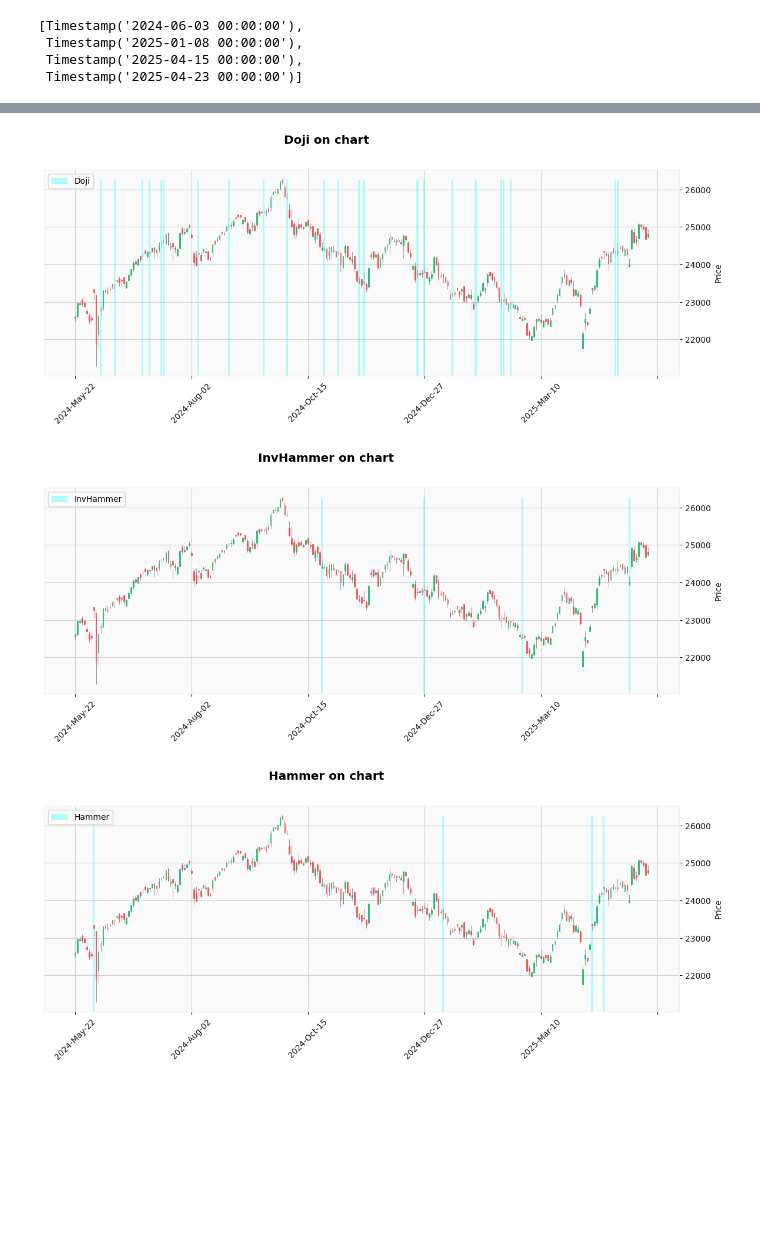
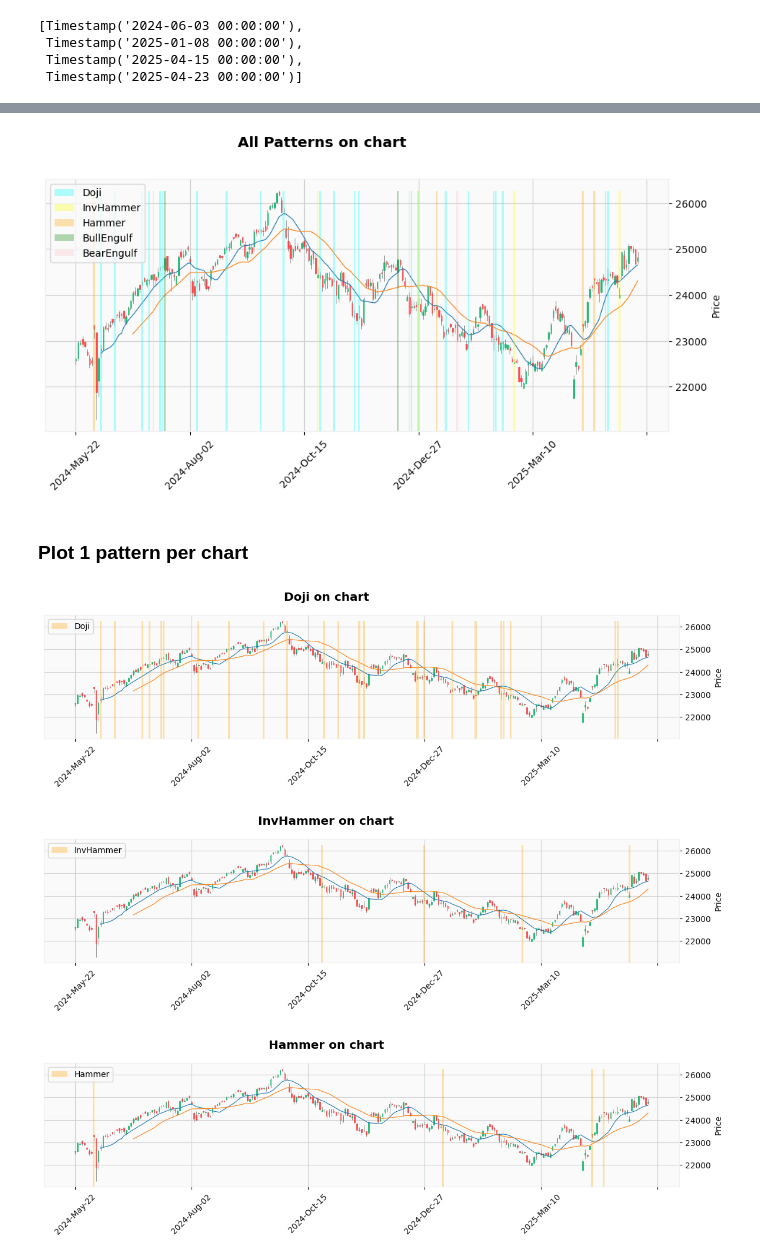
Before and after one commit to JeanRosselVallee/quant, a Jupyter notebook: Algorithmic_Trading.ipynb, the cells around one changed output, grey strips where cells are left out. Drawn from its saved outputs; the diff is of its cells as text; code cells hidden in the pictures; blank space fills up the shorter version.

```diff
--- a/Algorithmic_Trading.ipynb
+++ b/Algorithmic_Trading.ipynb
@@ -195,11 +284,4 @@ add_plot_to_chart(df_simpler, s_title)
 # %%
-def is_doji(trade) : # A Doji's body is much smaller than its range
-    #open_, close, high, low = trade['Open'], trade['Close'], trade['High'], trade['Low']
-    open_, close, high, low = trade[['Open', 'Close', 'High', 'Low']]
-    body   = abs(open_ - close)
-    range_ = high - low
-    ratio_body_range = 0.1
-    bo_is_doji = ( body <= ratio_body_range * range_ )
-    return bo_is_doji
-# Append column Doji
-df_simpler['Doji'] = df_simpler.apply(is_doji, axis=1) # 1: applies to rows
+df_simpler['Doji']      = df_simpler.apply(is_doji,       axis=1) # 1: applies to rows
+df_simpler['InvHammer'] = df_simpler.apply(is_inv_hammer, axis=1)
+df_simpler['Hammer']    = df_simpler.apply(is_hammer,     axis=1)
@@ -322,8 +300,0 @@ se_engulfing        = se_high_increased & se_low_decreased & se_top_increased &
-# %%
-# Conditions for Bullish & Bearish Engulfings
-se_prev_bullish     = ( df_prev['Close']      > df_prev['Open'] )
-se_curr_bullish     = ( df_curr['Close']      > df_curr['Open'] )
-se_bullish_engulf   = (  se_curr_bullish     & ~se_prev_bullish )
-se_bearish_engulf   = ( ~se_curr_bullish     &  se_prev_bullish )
-df_simpler['BullEngulf'] = se_engulfing & se_bullish_engulf
-df_simpler['BearEngulf'] = se_engulfing & se_bearish_engulf
@@ -339,0 +321,4 @@ df_simpler[li_main_prices + ['BullEngulf', 'BearEngulf']].head()
+# %%
+# Replace by False the NaN values of the Engulfing flags of the 1st trade
+df_simpler[['BullEngulf', 'BearEngulf']] = df_simpler[['BullEngulf', 'BearEngulf']].fillna(False)
+df_simpler[li_main_prices + ['BullEngulf', 'BearEngulf']].head(2)
@@ -339,0 +332,6 @@ df_simpler[li_main_prices + ['BullEngulf', 'BearEngulf']].head()
+# %%
+li_patterns = ['Doji', 'InvHammer', 'Hammer', 'BullEngulf', 'BearEngulf']
+for s_pattern in li_patterns :
+    li_dates = df_simpler[df_simpler[s_pattern]].index.to_list()
+    print(s_pattern, ':', len(li_dates), 'ocurrencies')
+    plot_pattern_sample(li_dates, s_pattern)
@@ -356,16 +356,23 @@ plt.show()
+# %%
+s_title       = 'All Patterns on chart'
+li_mav        = [12, 26]
+bo_add_Volume = False
+li_addplots   = [   append_pattern(df_simpler, 'Doji',       'cyan'),
+                    append_pattern(df_simpler, 'InvHammer',  'yellow'),
+                    append_pattern(df_simpler, 'Hammer',     'orange'),
+                    append_pattern(df_simpler, 'BullEngulf', 'green'),
+                    append_pattern(df_simpler, 'BearEngulf', 'pink')
+                ]
+plot_chart(df_simpler, s_title, li_mav, li_addplots, bo_add_Volume=bo_add_Volume)
+# %% [output]
+[figure, added]
+# %% [markdown]
+### Plot 1 pattern per chart
 # %%
-def plot_pattern_on_chart(s_pattern) :
-    s_title = s_pattern + ' on chart'
-    fig, axes = mpf.plot(
-                df_simpler, type='candle', title=s_title, style='yahoo', figsize=(15,5), returnfig=True,
-                addplot=[   mpf.make_addplot(df_simpler[[s_pattern]], type='bar', color='cyan', alpha=0.3, label=s_pattern) ]
-                )
-    axes[1].set_yticks([])
-    axes[1].legend(loc='upper left')
 for s_pattern in ['Doji', 'InvHammer', 'Hammer', 'BullEngulf', 'BearEngulf'] :
-    plot_pattern_on_chart(s_pattern)
+    plot_pattern_full(df_simpler, s_pattern, li_mav, i_width=15, i_height=3, s_color='orange')
 plt.show()
 # %% [output]
-[figure, old version]
+[figure, new version]
-[figure, old version]
+[figure, new version]
-[figure, old version]
+[figure, new version]
```
Also changed, not shown: parts of 86 cells of this notebook.
